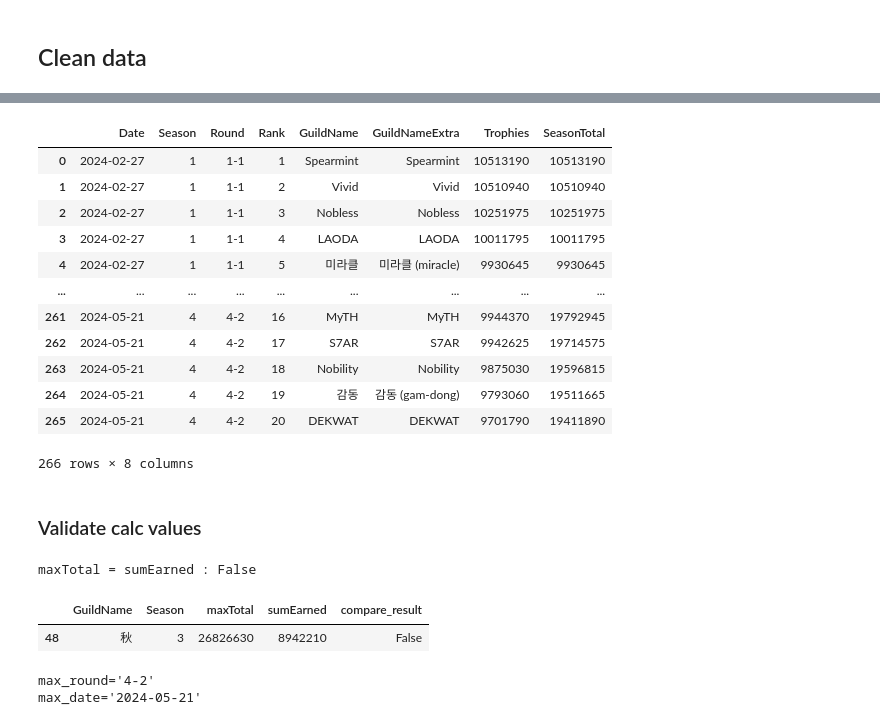
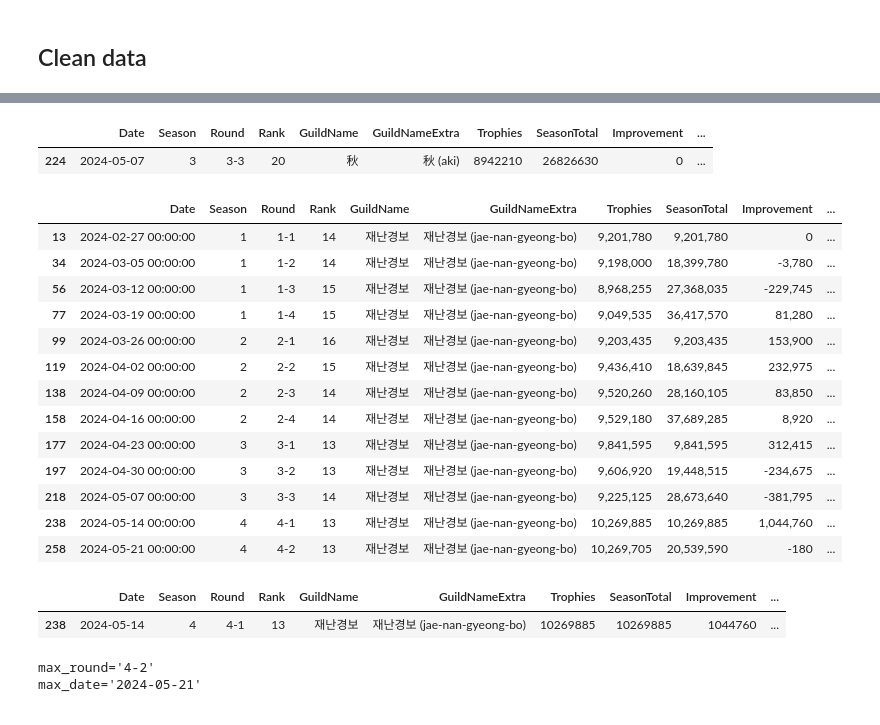
Before and after one commit to nutthawootp/CRK_guild_boss, a Jupyter notebook: cleaning.ipynb, the cells around one changed output, grey strips where cells are left out. Drawn from its saved outputs; the diff is of its cells as text; code cells hidden in the pictures.

```diff
--- a/cleaning.ipynb
+++ b/cleaning.ipynb
@@ -227,5 +593,3 @@ memory usage: 10.8 KB
-# %%
-data1 = df1.copy()
 # %%
 # max total must equal to sum of earned trophies for each season
 compare_total = data1.groupby(
@@ -258,51 +620,30 @@ Estimate Trophies values for the 秋 guild that just made it to Top 20 in season
-# %%
-# get row index value
-idx = data1.loc[(data1.GuildName == "秋") & (data1.Round == "3-3"), "Trophies"].index
-
-# add the estimated value
-data1.loc[idx, "Trophies"] = int(data1.loc[idx, "SeasonTotal"].values[0] / 3)
-# %%
-data1
-# %% [output]
-|  | Date | Season | Round | Rank | GuildName | GuildNameExtra | Trophies | SeasonTotal |
-| 0 | 2024-02-27 | 1 | 1-1 | 1 | Spearmint | Spearmint | 10513190 | 10513190 |
-| 1 | 2024-02-27 | 1 | 1-1 | 2 | Vivid | Vivid | 10510940 | 10510940 |
-| 2 | 2024-02-27 | 1 | 1-1 | 3 | Nobless | Nobless | 10251975 | 10251975 |
-| 3 | 2024-02-27 | 1 | 1-1 | 4 | LAODA | LAODA | 10011795 | 10011795 |
-| 4 | 2024-02-27 | 1 | 1-1 | 5 | 미라클 | 미라클 (miracle) | 9930645 | 9930645 |
-| ... | ... | ... | ... | ... | ... | ... | ... | ... |
-| 261 | 2024-05-21 | 4 | 4-2 | 16 | MyTH | MyTH | 9944370 | 19792945 |
-| 262 | 2024-05-21 | 4 | 4-2 | 17 | S7AR | S7AR | 9942625 | 19714575 |
-| 263 | 2024-05-21 | 4 | 4-2 | 18 | Nobility | Nobility | 9875030 | 19596815 |
-| 264 | 2024-05-21 | 4 | 4-2 | 19 | 감동 | 감동 (gam-dong) | 9793060 | 19511665 |
-| 265 | 2024-05-21 | 4 | 4-2 | 20 | DEKWAT | DEKWAT | 9701790 | 19411890 |
-266 rows × 8 columns
-# %% [markdown]
-### Validate calc values
-# %%
-# max total must equal to sum of earned trophies for each season
-compare_total = data1.groupby(
-    ["GuildName", "Season"], as_index=False, observed=True
-).agg(maxTotal=("SeasonTotal", "max"), sumEarned=("Trophies", "sum"))
-
-# display(compare_total)
-
-compare_total["compare_result"] = compare_total.maxTotal == compare_total.sumEarned
-
-# if all rows are true, sum of boonlean values must equal to number of rows
-val_result = (compare_total.maxTotal == compare_total.sumEarned).sum() == len(
-    compare_total
-)
-
-if not val_result:
-    print(f"maxTotal = sumEarned : {val_result}\n")
-    display(compare_total[compare_total.compare_result == False])
-else:
-    print(f"maxTotal = sumEarned : {val_result}")
-# %% [output]
-maxTotal = sumEarned : False
-|  | GuildName | Season | maxTotal | sumEarned | compare_result |
-| 48 | 秋 | 3 | 26826630 | 8942210 | False |
+# %%
+data1.loc[(data1.GuildName == "秋")]
+# %% [output]
+|  | Date | Season | Round | Rank | GuildName | GuildNameExtra | Trophies | SeasonTotal | Improvement | ... |
+| 224 | 2024-05-07 | 3 | 3-3 | 20 | 秋 | 秋 (aki) | 8942210 | 26826630 | 0 | ... |
+# %%
+df_style(data1.loc[(data1.GuildName == "재난경보")])
+# %% [output]
+|  | Date | Season | Round | Rank | GuildName | GuildNameExtra | Trophies | SeasonTotal | Improvement | ... |
+| 13 | 2024-02-27 00:00:00 | 1 | 1-1 | 14 | 재난경보 | 재난경보 (jae-nan-gyeong-bo) | 9,201,780 | 9,201,780 | 0 | ... |
+| 34 | 2024-03-05 00:00:00 | 1 | 1-2 | 14 | 재난경보 | 재난경보 (jae-nan-gyeong-bo) | 9,198,000 | 18,399,780 | -3,780 | ... |
+| 56 | 2024-03-12 00:00:00 | 1 | 1-3 | 15 | 재난경보 | 재난경보 (jae-nan-gyeong-bo) | 8,968,255 | 27,368,035 | -229,745 | ... |
+| 77 | 2024-03-19 00:00:00 | 1 | 1-4 | 15 | 재난경보 | 재난경보 (jae-nan-gyeong-bo) | 9,049,535 | 36,417,570 | 81,280 | ... |
+| 99 | 2024-03-26 00:00:00 | 2 | 2-1 | 16 | 재난경보 | 재난경보 (jae-nan-gyeong-bo) | 9,203,435 | 9,203,435 | 153,900 | ... |
+| 119 | 2024-04-02 00:00:00 | 2 | 2-2 | 15 | 재난경보 | 재난경보 (jae-nan-gyeong-bo) | 9,436,410 | 18,639,845 | 232,975 | ... |
+| 138 | 2024-04-09 00:00:00 | 2 | 2-3 | 14 | 재난경보 | 재난경보 (jae-nan-gyeong-bo) | 9,520,260 | 28,160,105 | 83,850 | ... |
+| 158 | 2024-04-16 00:00:00 | 2 | 2-4 | 14 | 재난경보 | 재난경보 (jae-nan-gyeong-bo) | 9,529,180 | 37,689,285 | 8,920 | ... |
+| 177 | 2024-04-23 00:00:00 | 3 | 3-1 | 13 | 재난경보 | 재난경보 (jae-nan-gyeong-bo) | 9,841,595 | 9,841,595 | 312,415 | ... |
+| 197 | 2024-04-30 00:00:00 | 3 | 3-2 | 13 | 재난경보 | 재난경보 (jae-nan-gyeong-bo) | 9,606,920 | 19,448,515 | -234,675 | ... |
+| 218 | 2024-05-07 00:00:00 | 3 | 3-3 | 14 | 재난경보 | 재난경보 (jae-nan-gyeong-bo) | 9,225,125 | 28,673,640 | -381,795 | ... |
+| 238 | 2024-05-14 00:00:00 | 4 | 4-1 | 13 | 재난경보 | 재난경보 (jae-nan-gyeong-bo) | 10,269,885 | 10,269,885 | 1,044,760 | ... |
+| 258 | 2024-05-21 00:00:00 | 4 | 4-2 | 13 | 재난경보 | 재난경보 (jae-nan-gyeong-bo) | 10,269,705 | 20,539,590 | -180 | ... |
+# %%
+data1[data1.GrowthRate == data1.GrowthRate.max()]
+# %% [output]
+|  | Date | Season | Round | Rank | GuildName | GuildNameExtra | Trophies | SeasonTotal | Improvement | ... |
+| 238 | 2024-05-14 | 4 | 4-1 | 13 | 재난경보 | 재난경보 (jae-nan-gyeong-bo) | 10269885 | 10269885 | 1044760 | ... |
 # %%
 max_date = str(data1["Date"].max()).split(" ")[0]
 
```
Also changed, not shown: parts of 25 cells of this notebook.
